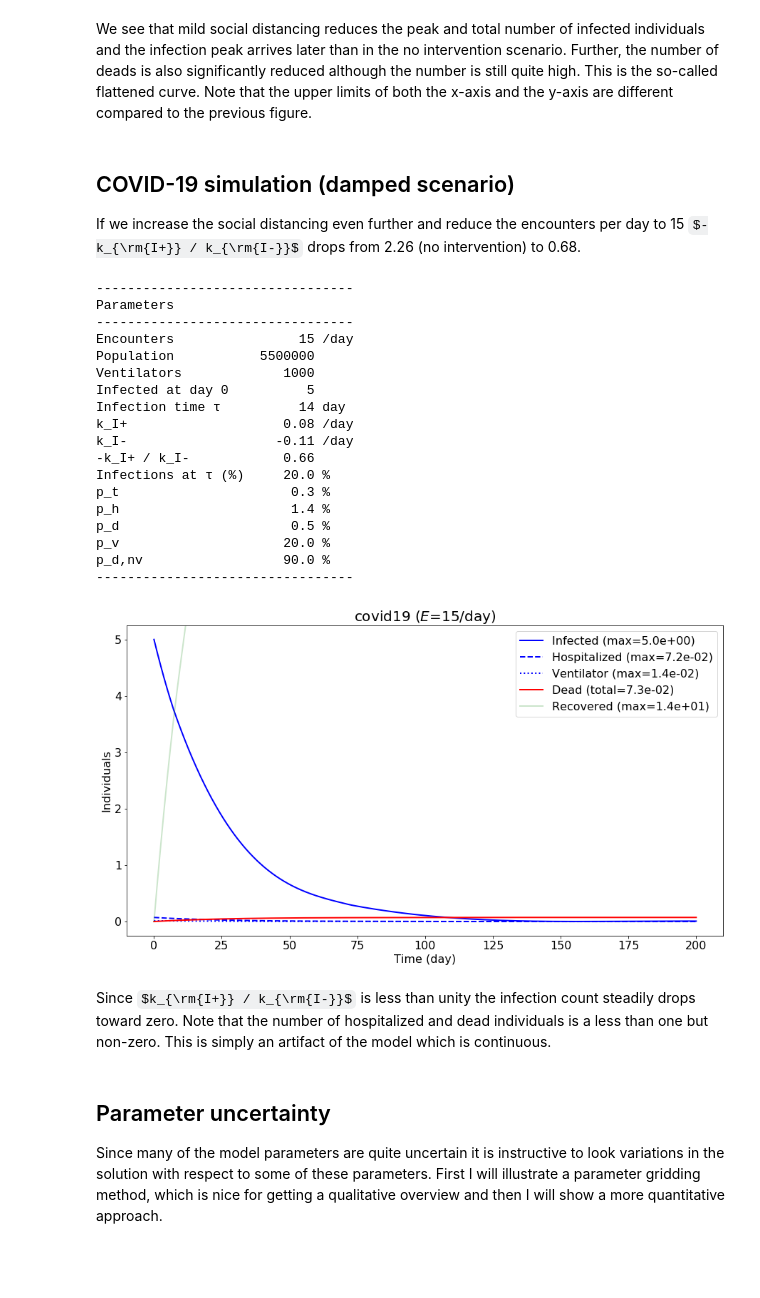
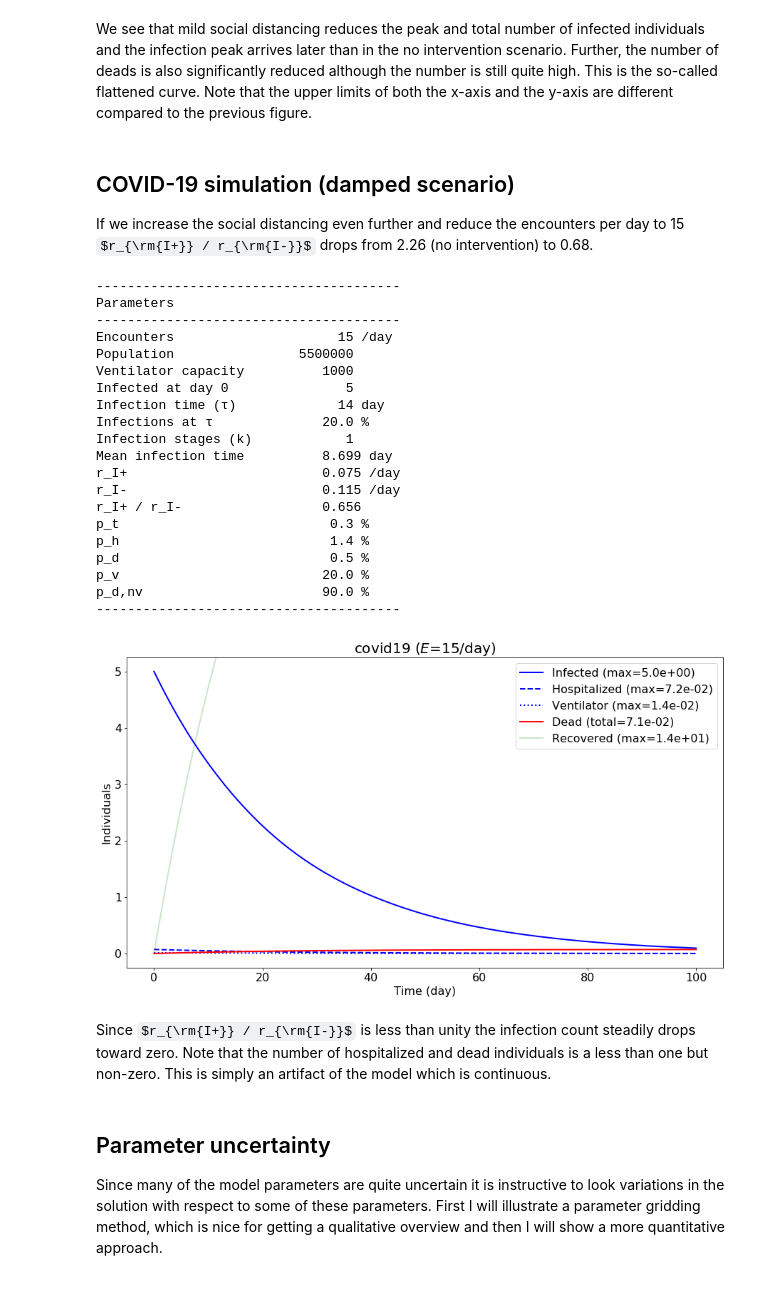
Before and after one commit to mrsonne/virus, a Jupyter notebook: virus.ipynb, the cells around one changed output. Cells and saved outputs as stored; diff of their text form; code cells hidden in the pictures; some formulas as TeX source.

Commit message:
improve time series UA plot, rename all rates to "r", fix rendering issues with LaTEX

```diff
--- a/virus.ipynb
+++ b/virus.ipynb
@@ -167,32 +173,34 @@ We see that mild social distancing reduces the peak and total number of infected
 # %% [markdown]
 COVID-19 simulation (damped scenario)
 -----------------------
-If we increase the social distancing even further and reduce the encounters per day to 15 $-k_{\rm{I+}} / k_{\rm{I-}}$ drops from 2.26 (no intervention) to 0.68.
+If we increase the social distancing even further and reduce the encounters per day to 15 $r_{\rm{I+}} / r_{\rm{I-}}$ drops from 2.26 (no intervention) to 0.68.
 # %%
 encounters_per_day = 15
-run.virus('covid19', 'denmark', encounters_per_day)
+run.virus('covid19', 'denmark', encounters_per_day, tspan=[0, 100])
 # %% [output]
----------------------------------
+---------------------------------------
 Parameters
----------------------------------
-Encounters                15 /day
-Population           5500000
-Ventilators             1000
-Infected at day 0          5
-Infection time τ          14 day
-k_I+                    0.08 /day
-k_I-                   -0.11 /day
--k_I+ / k_I-            0.66
-Infections at τ (%)     20.0 %
-p_t                      0.3 %
-p_h                      1.4 %
-p_d                      0.5 %
-p_v                     20.0 %
-p_d,nv                  90.0 %
----------------------------------
+---------------------------------------
+Encounters                     15 /day
+Population                5500000
+Ventilator capacity          1000
+Infected at day 0               5
+Infection time (τ)             14 day
+Infections at τ              20.0 %
+Infection stages (k)            1
+Mean infection time          8.699 day
+r_I+                         0.075 /day
+r_I-                         0.115 /day
+r_I+ / r_I-                  0.656
+p_t                           0.3 %
+p_h                           1.4 %
+p_d                           0.5 %
+p_v                          20.0 %
+p_d,nv                       90.0 %
+---------------------------------------
-[figure, old version]
+[figure, new version]
 # %% [markdown]
-Since $k_{\rm{I+}} / k_{\rm{I-}}$ is less than unity the infection count steadily drops toward zero. Note that the number of hospitalized and dead individuals is a less than one but non-zero. This is simply an artifact of the model which is continuous.
+Since $r_{\rm{I+}} / r_{\rm{I-}}$ is less than unity the infection count steadily drops toward zero. Note that the number of hospitalized and dead individuals is a less than one but non-zero. This is simply an artifact of the model which is continuous.
 # %% [markdown]
 Parameter uncertainty
 -----------------------------
```
Also changed, not shown: parts of 12 cells of this notebook.
